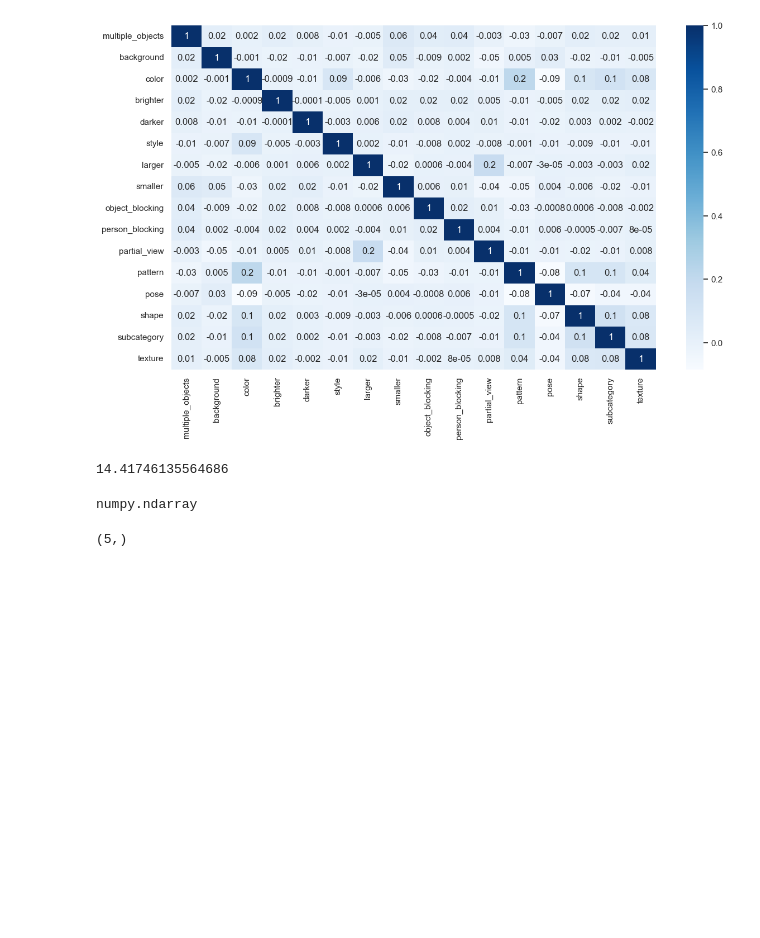
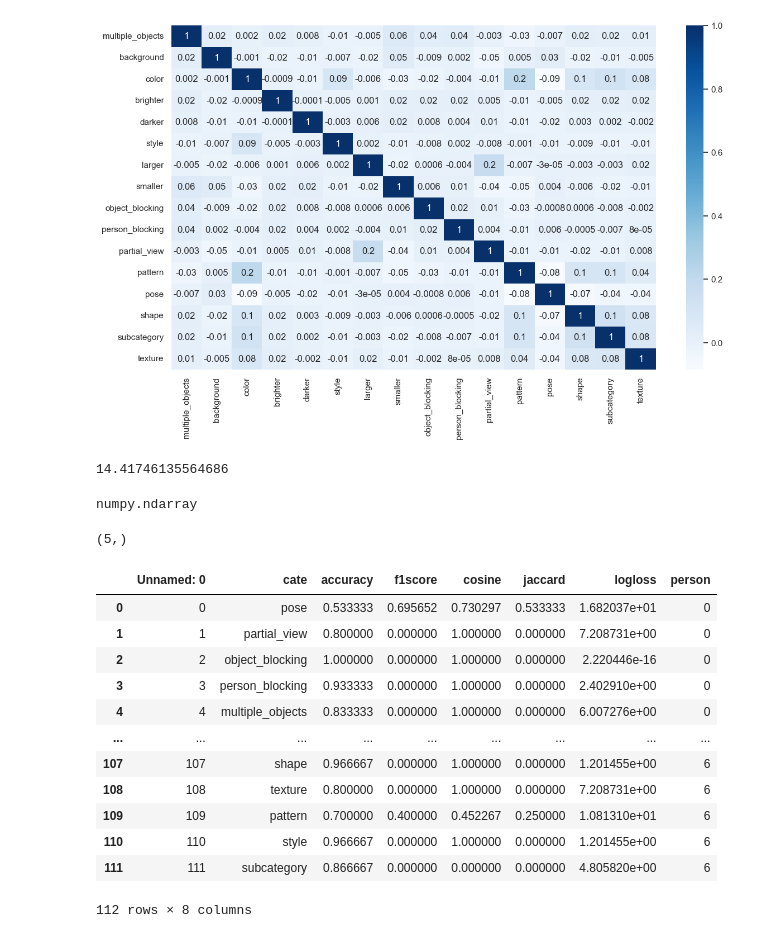
Before and after one commit to CarlAnSc/bachelor_project, a Jupyter notebook: Data_Analysis/GetValidationPics.ipynb, the cells around one changed output. Cells and saved outputs as stored; diff of their text form; code cells hidden in the pictures; blank space fills up the shorter version.

Commit message:
new metrics and data

```diff
--- a/Data_Analysis/GetValidationPics.ipynb
+++ b/Data_Analysis/GetValidationPics.ipynb
@@ -372,3 +372,23 @@ numpy.ndarray
 print(np.shape(pred))
 # %% [output]
 (5,)
+# %%
+df1 = pd.read_csv('transformed/scoresCategories.csv')
+df2 = pd.read_csv('transformed/scoresFiles.csv')
+df3 = pd.read_csv('transformed/allData.csv')
+# %%
+df1
+# %% [output]
+|  | Unnamed: 0 | cate | accuracy | f1score | cosine | jaccard | logloss | person |
+| 0 | 0 | pose | 0.533333 | 0.695652 | 0.730297 | 0.533333 | 1.682037e+01 | 0 |
+| 1 | 1 | partial_view | 0.800000 | 0.000000 | 1.000000 | 0.000000 | 7.208731e+00 | 0 |
+| 2 | 2 | object_blocking | 1.000000 | 0.000000 | 1.000000 | 0.000000 | 2.220446e-16 | 0 |
+| 3 | 3 | person_blocking | 0.933333 | 0.000000 | 1.000000 | 0.000000 | 2.402910e+00 | 0 |
+| 4 | 4 | multiple_objects | 0.833333 | 0.000000 | 1.000000 | 0.000000 | 6.007276e+00 | 0 |
+| ... | ... | ... | ... | ... | ... | ... | ... | ... |
+| 107 | 107 | shape | 0.966667 | 0.000000 | 1.000000 | 0.000000 | 1.201455e+00 | 6 |
+| 108 | 108 | texture | 0.800000 | 0.000000 | 1.000000 | 0.000000 | 7.208731e+00 | 6 |
+| 109 | 109 | pattern | 0.700000 | 0.400000 | 0.452267 | 0.250000 | 1.081310e+01 | 6 |
+| 110 | 110 | style | 0.966667 | 0.000000 | 1.000000 | 0.000000 | 1.201455e+00 | 6 |
+| 111 | 111 | subcategory | 0.866667 | 0.000000 | 0.000000 | 0.000000 | 4.805820e+00 | 6 |
+112 rows × 8 columns
```
Also changed, not shown: parts of 6 cells of this notebook, 7 other files.
